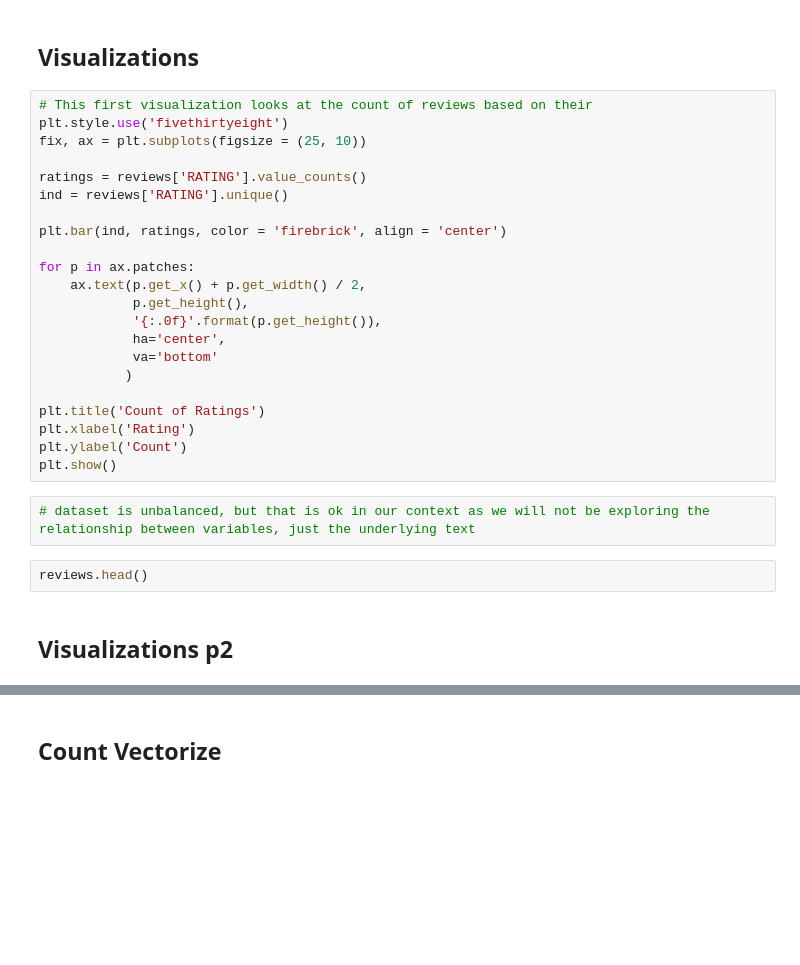
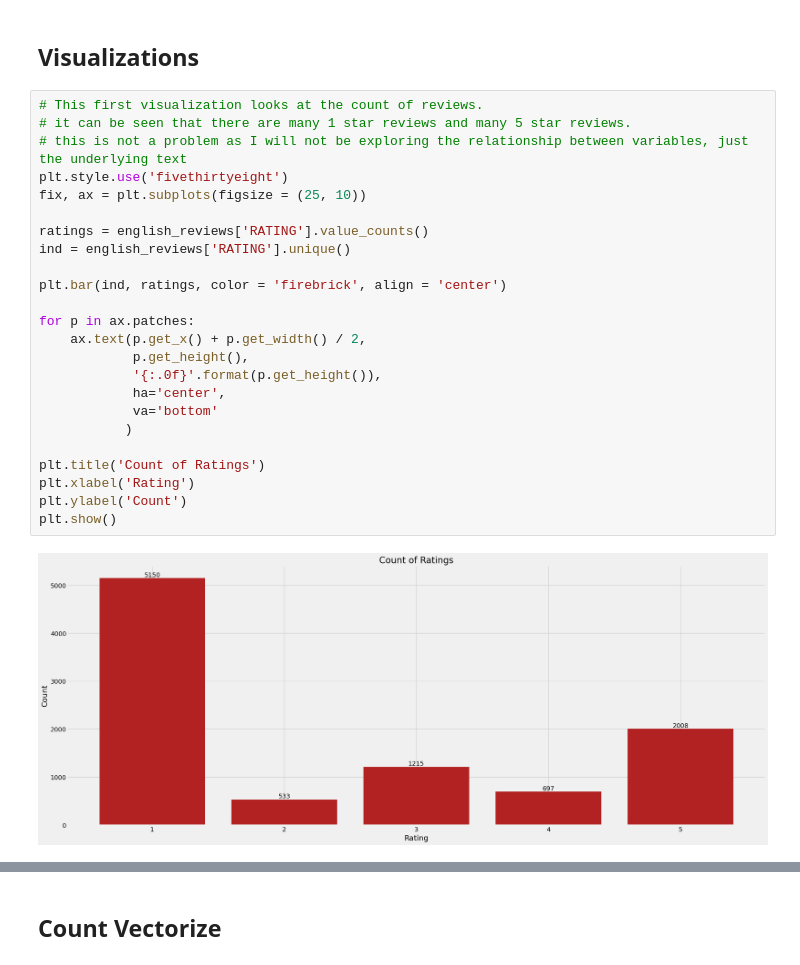
Before and after one commit to cmannnn/customer_reviews, a Jupyter notebook: main.ipynb, the cells around one changed output, grey strips where cells are left out. Drawn from its saved outputs; the diff is of its cells as text; blank space fills up the shorter version.

```diff
--- a/main.ipynb
+++ b/main.ipynb
@@ -117,31 +189,29 @@ print(f'The number of rows in the final dataset is: {len(english_reviews)}')
 # %% [markdown]
 ## Visualizations
 # %%
-# This first visualization looks at the count of reviews based on their
+# This first visualization looks at the count of reviews.
+# it can be seen that there are many 1 star reviews and many 5 star reviews.
+# this is not a problem as I will not be exploring the relationship between variables, just the underlying text
 plt.style.use('fivethirtyeight')
 fix, ax = plt.subplots(figsize = (25, 10))
 
-ratings = reviews['RATING'].value_counts()
-ind = reviews['RATING'].unique()
+ratings = english_reviews['RATING'].value_counts()
+ind = english_reviews['RATING'].unique()
 
 plt.bar(ind, ratings, color = 'firebrick', align = 'center')
 
 for p in ax.patches:
     ax.text(p.get_x() + p.get_width() / 2,
             p.get_height(),
             '{:.0f}'.format(p.get_height()),
             ha='center',
             va='bottom'
            )
 
 plt.title('Count of Ratings')
 plt.xlabel('Rating')
 plt.ylabel('Count')
 plt.show()
+# %% [output]
+[figure, added]
-# %%
-# dataset is unbalanced, but that is ok in our context as we will not be exploring the relationship between variables, just the underlying text
-# %%
-reviews.head()
-# %% [markdown]
-## Visualizations p2
 # %%
```
Also changed, not shown: parts of 16 cells of this notebook.
